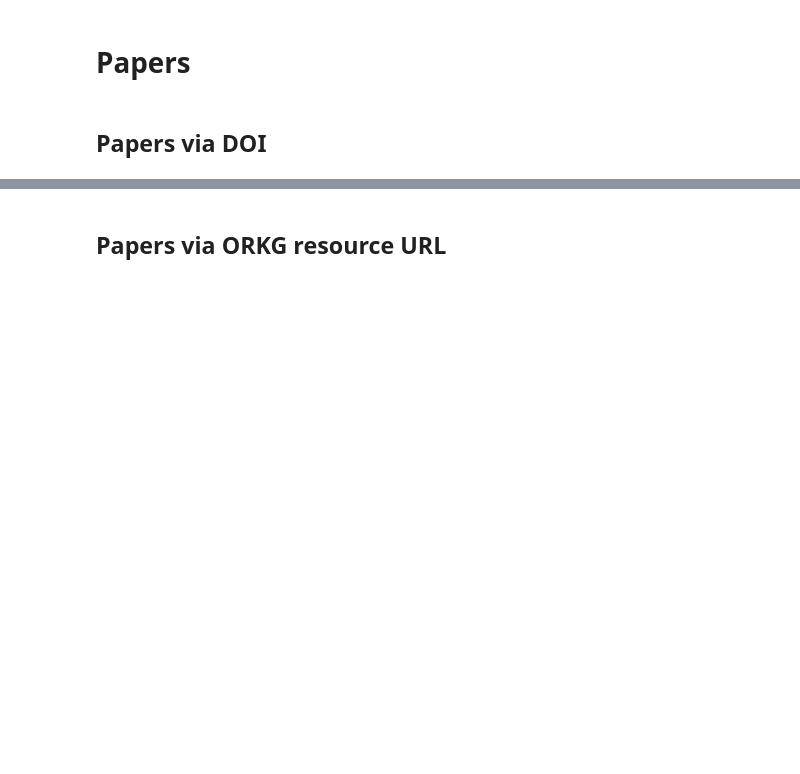
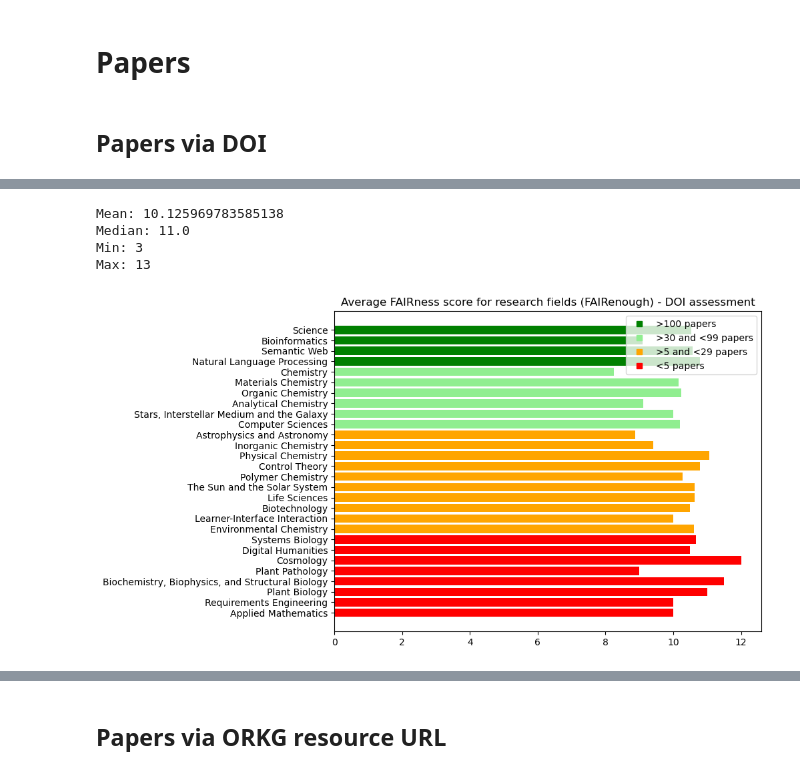
Before and after one commit to mwurzbacher/FAIRness-assessment-tools-evaluation-using-ORKG, a Jupyter notebook: FAIR_Enough_evaluation.ipynb, the cells around one changed output, grey strips where cells are left out. Saved outputs shown, nothing was run; the diff lists cells and outputs as text; code cells hidden in the pictures; blank space fills up the shorter version.

```diff
--- a/FAIR_Enough_evaluation.ipynb
+++ b/FAIR_Enough_evaluation.ipynb
@@ -99,0 +149,3 @@ def print_summary_stats(scores):
+# %%
+paper_doi_df_assessed = expand_paper_df(paper_doi_df)
+paper_doi_df_assessed[paper_doi_df_assessed["score_earned"] == "None"].value_counts("metric")
@@ -99,0 +170,4 @@ def print_summary_stats(scores):
+# %%
+paper_doi_df_assessed["score_earned"] = paper_doi_df_assessed["score_earned"].map(lambda x: x.replace("None", "0"))
+paper_doi_df_assessed["score_earned"] = paper_doi_df_assessed["score_earned"].map(lambda x: int(x))
+paper_doi_df_assessed
@@ -99,0 +188,31 @@ def print_summary_stats(scores):
+# %%
+paper_doi_df_total = paper_doi_df_assessed.groupby("paper").agg({"doi": "first", "research_field": "first", "score_earned": "sum"}).reset_index()
+print_summary_stats(paper_doi_df_total["score_earned"])
+# %% [output]
+Mean: 10.125969783585138
+Median: 11.0
+Min: 3
+Max: 13
+# %%
+eval3_df = paper_doi_df_total.groupby("research_field").agg({"score_earned": "sum"})
+eval3_df["counts"] = paper_doi_df_total["research_field"].value_counts()
+eval3_df = eval3_df.sort_values("counts")
+eval3_df["avg_score"] = eval3_df["score_earned"] / eval3_df["counts"]
+eval3_df = eval3_df.drop(labels=["score_earned"], axis=1)
+eval3_df = eval3_df.reset_index()
+
+plot = plt.figure()
+ax = plot.add_axes([0,0,1,1])
+fields = eval3_df['research_field']
+avg_scores = eval3_df['avg_score']
+counts_color = [{p<5: 'red', 5<=p<30: 'orange', 30<=p<=100: 'lightgreen', p>100: 'green'}[True] for p in eval3_df["counts"]]
+ax.barh(fields, avg_scores, color=counts_color)
+leg_red = mlines.Line2D([], [], color="red", marker="s", ls='', label="<5 papers")
+leg_orange = mlines.Line2D([], [], color="orange", marker="s", ls='', label=">5 and <29 papers")
+leg_lightgreen = mlines.Line2D([], [], color="lightgreen", marker="s", ls='', label=">30 and <99 papers")
+leg_green = mlines.Line2D([], [], color="green", marker="s", ls='', label=">100 papers")
+plt.legend(handles=[leg_green, leg_lightgreen, leg_orange, leg_red])
+plt.title("Average FAIRness score for research fields (FAIRenough) - DOI assessment")
+plt.show()
+# %% [output]
+[figure, added]
```
Also changed, not shown: parts of 34 cells of this notebook, 1 other file.
